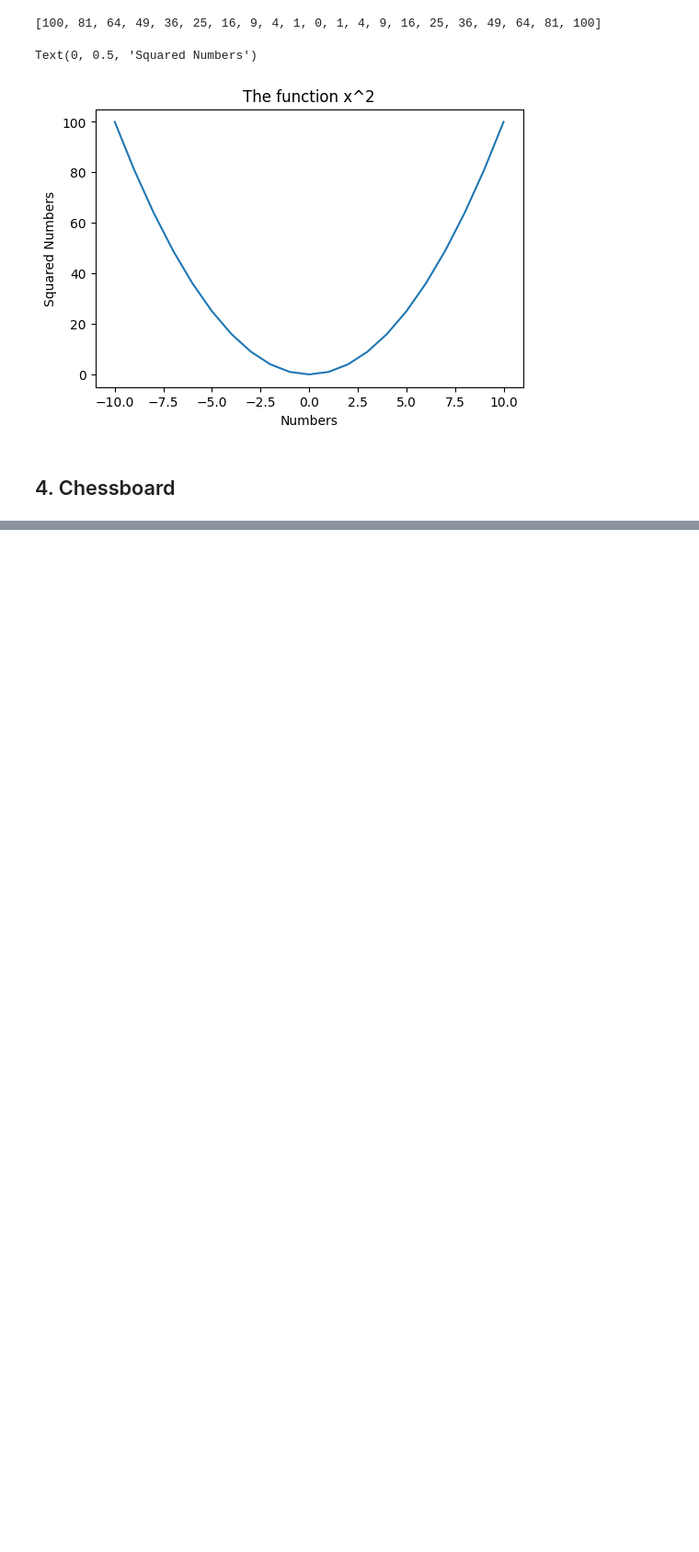
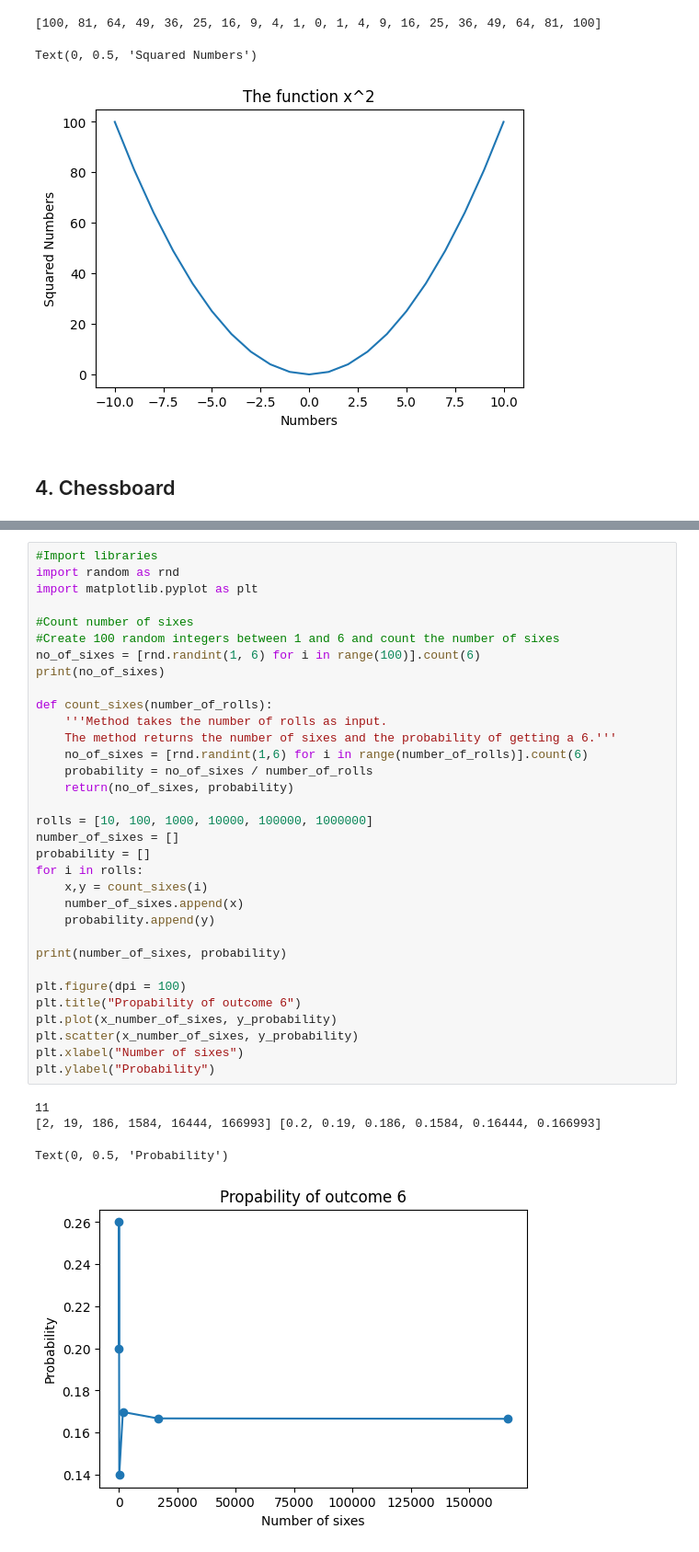
Before and after one commit to Anna-MariaSjolund/Python-Programming-Anna-MariaSjolund, a Jupyter notebook: Exercises/Week 35/exercise04-1-5.ipynb, the cells around one changed output, grey strips where cells are left out. Shown at 92% size. Drawn from its saved outputs; the diff is of its cells as text; blank space fills up the shorter version.

```diff
--- a/Exercises/Week 35/exercise04-1-5.ipynb
+++ b/Exercises/Week 35/exercise04-1-5.ipynb
@@ -100,0 +157,38 @@ number_of_sixes(list_)
+# %%
+#Import libraries
+import random as rnd
+import matplotlib.pyplot as plt
+
+#Count number of sixes
+#Create 100 random integers between 1 and 6 and count the number of sixes
+no_of_sixes = [rnd.randint(1, 6) for i in range(100)].count(6)
+print(no_of_sixes)
+
+def count_sixes(number_of_rolls):
+    '''Method takes the number of rolls as input.
+    The method returns the number of sixes and the probability of getting a 6.'''
+    no_of_sixes = [rnd.randint(1,6) for i in range(number_of_rolls)].count(6)
+    probability = no_of_sixes / number_of_rolls
+    return(no_of_sixes, probability)
+
+rolls = [10, 100, 1000, 10000, 100000, 1000000]
+number_of_sixes = []
+probability = []
+for i in rolls:
+    x,y = count_sixes(i)
+    number_of_sixes.append(x)
+    probability.append(y)
+
+print(number_of_sixes, probability)
+
+plt.figure(dpi = 100)
+plt.title("Propability of outcome 6")
+plt.plot(x_number_of_sixes, y_probability)
+plt.scatter(x_number_of_sixes, y_probability)
+plt.xlabel("Number of sixes")
+plt.ylabel("Probability")
+# %% [output]
+11
+[2, 19, 186, 1584, 16444, 166993] [0.2, 0.19, 0.186, 0.1584, 0.16444, 0.166993]
+Text(0, 0.5, 'Probability')
+[figure, added]
```
Also changed, not shown: parts of 5 cells of this notebook.
